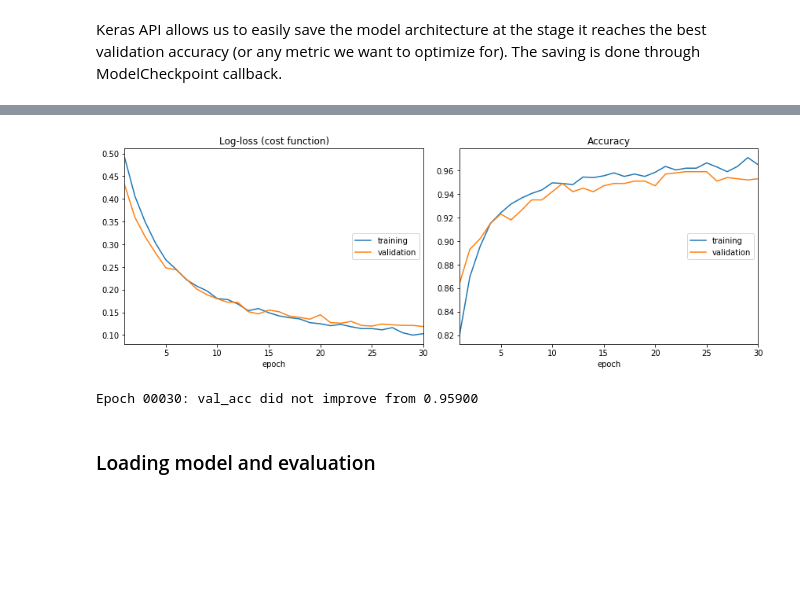
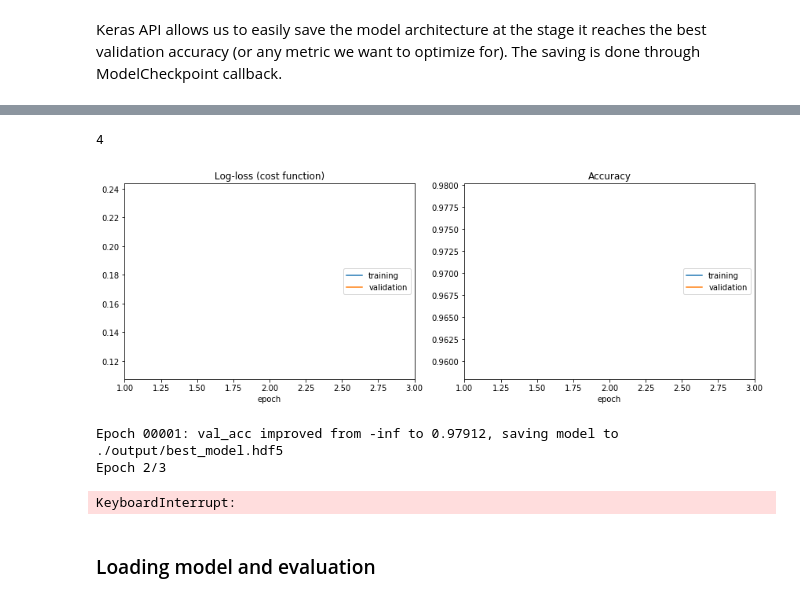
Before and after one commit to rafajak/resnet-finetuning-in-keras-and-pytorch, a Jupyter notebook: Keras-Resnet50.ipynb, the cells around one changed output, grey strips where cells are left out. Saved outputs shown, nothing was run; the diff lists cells and outputs as text; code cells hidden in the pictures; blank space fills up the shorter version.

Commit message:
update keras model

```diff
--- a/Keras-Resnet50.ipynb
+++ b/Keras-Resnet50.ipynb
@@ -180 +176,3 @@ len(conv_base.trainable_weights)
+# %%
+model = Model(conv_base.input, predictions)
 # %%
@@ -266,7 +180,4 @@ len(model.trainable_weights)
-# %%
-import os
-os.environ["CUDA_VISIBLE_DEVICES"] = '0'
-
-model.compile(loss='binary_crossentropy',
-              optimizer=keras.optimizers.Adam(lr=1e-5), #1e-4 performs well too
-              metrics=['acc'])
+# %%
+optimizer = keras.optimizers.rmsprop()
+
+model.compile(optimizer=optimizer, loss='binary_crossentropy', metrics=['accuracy'])
@@ -295,12 +200,4 @@ SyntaxError: keyword argument repeated (<ipython-input-123-548ed012d5d9>, line 2
-# %%
-history = model.fit_generator(
-      train_generator,
-      steps_per_epoch=100,
-      epochs=30,
-      validation_data=validation_generator,
-      validation_steps=50,
-        callbacks=[PlotLossesKeras(),
-                   checkpoint_save_best])
-# %% [output]
-[figure, removed]
-Epoch 00030: val_acc did not improve from 0.95900
+# %%
+len(model.trainable_weights)
+# %% [output]
+4
@@ -307,2 +206,28 @@ Epoch 00030: val_acc did not improve from 0.95900
+# %%
+%%time
+
+history = model.fit_generator(generator=train_generator,
+                    epochs=epochs,
+                    validation_data=validation_generator,
+                    steps_per_epoch = train_generator.n // batch_size,
+                    validation_steps = validation_generator.n // batch_size,
+                    initial_epoch=0,
+                    callbacks=[PlotLossesKeras(),
+                   checkpoint_save_best])
+
+#         Epoch 1/3
+# 250/250 [==============================] - 593s 2s/step - loss: 0.1230 - val_loss: 0.0334
+# Epoch 2/3
+# 250/250 [==============================] - 575s 2s/step - loss: 0.0476 - val_loss: 0.0745
+# Epoch 3/3
+# 250/250 [==============================] - 587s 2s/step - loss: 0.0469 - val_loss: 0.0901
+# CPU times: user 2h 27min 8s, sys: 17min 48s, total: 2h 44min 57s
+# Wall time: 29min 14s
+# <keras.callbacks.History at 0x181e788208>
+# %% [output]
+[figure, added]
+Epoch 00001: val_acc improved from -inf to 0.97912, saving model to ./output/best_model.hdf5
+Epoch 2/3
+KeyboardInterrupt:
 # %% [markdown]
 ### Loading model and evaluation
```
Also changed, not shown: parts of 42 cells of this notebook.
